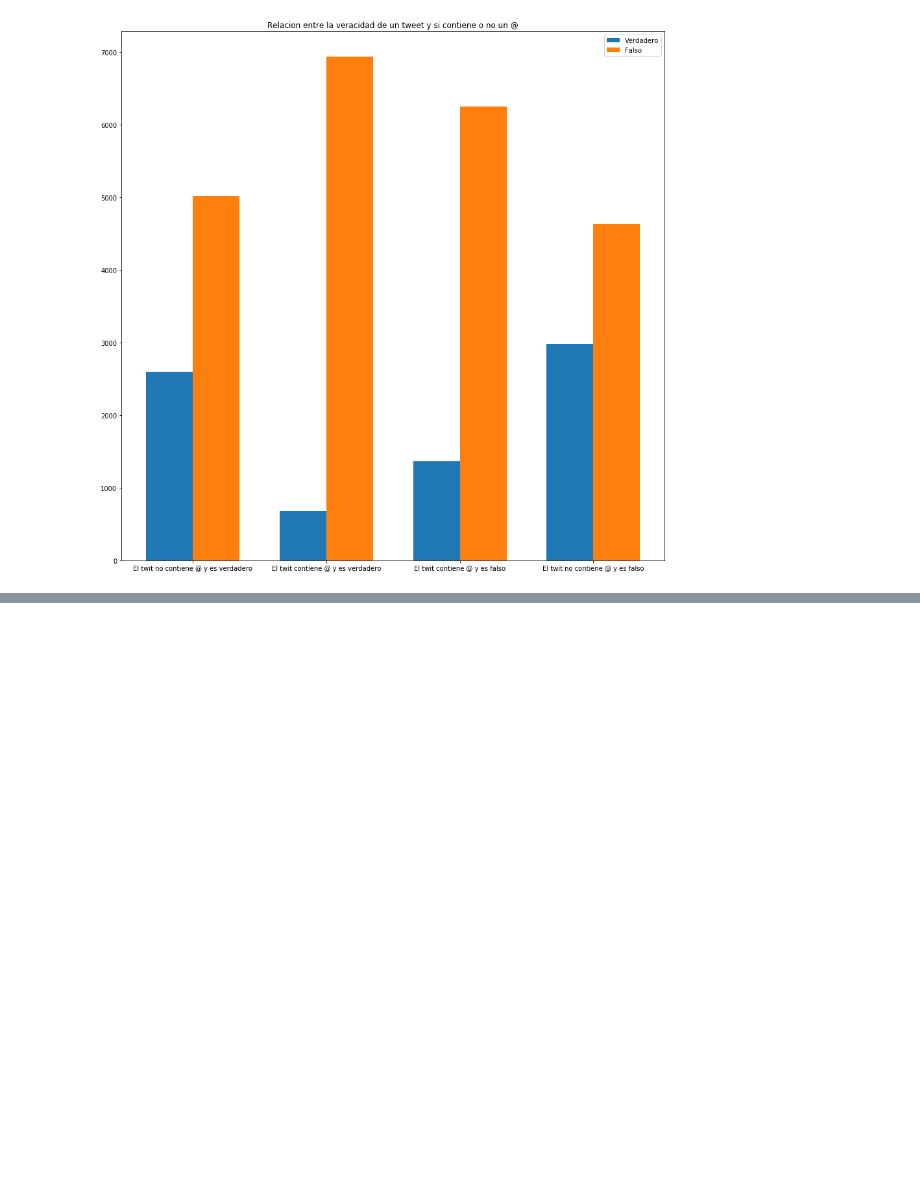
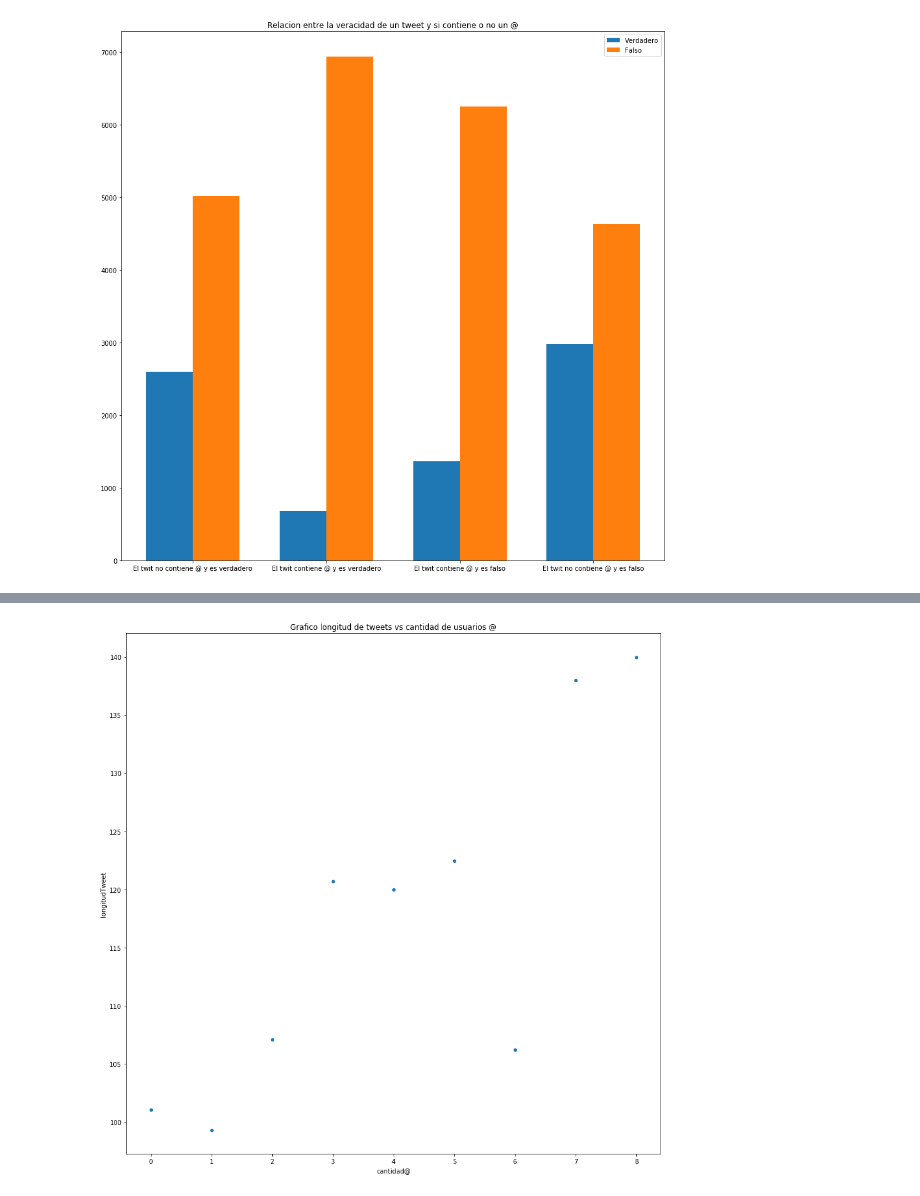
Before and after one commit to NicolasRFL/OrgaDatosTP, a Jupyter notebook: RelacionEntreVeracidadDelTweetY@.ipynb, the cells around one changed output, grey strips where cells are left out. Drawn from its saved outputs; the diff is of its cells as text; code cells hidden in the pictures; blank space fills up the shorter version.

```diff
--- a/RelacionEntreVeracidadDelTweetY@.ipynb
+++ b/RelacionEntreVeracidadDelTweetY@.ipynb
@@ -68,0 +80,7 @@ plt.show()
+# %%
+ejes = datos.groupby('cantidad@').agg({'longitudTweet':'mean'})
+ejes.reset_index(level=0, inplace=True)
+ejes.plot.scatter(x='cantidad@',y='longitudTweet',figsize=(15,15),title=('Grafico longitud de tweets vs cantidad de usuarios @'))
+plt.savefig("image4.png")
+# %% [output]
+[figure, added]
```
Also changed, not shown: parts of 10 cells of this notebook.
